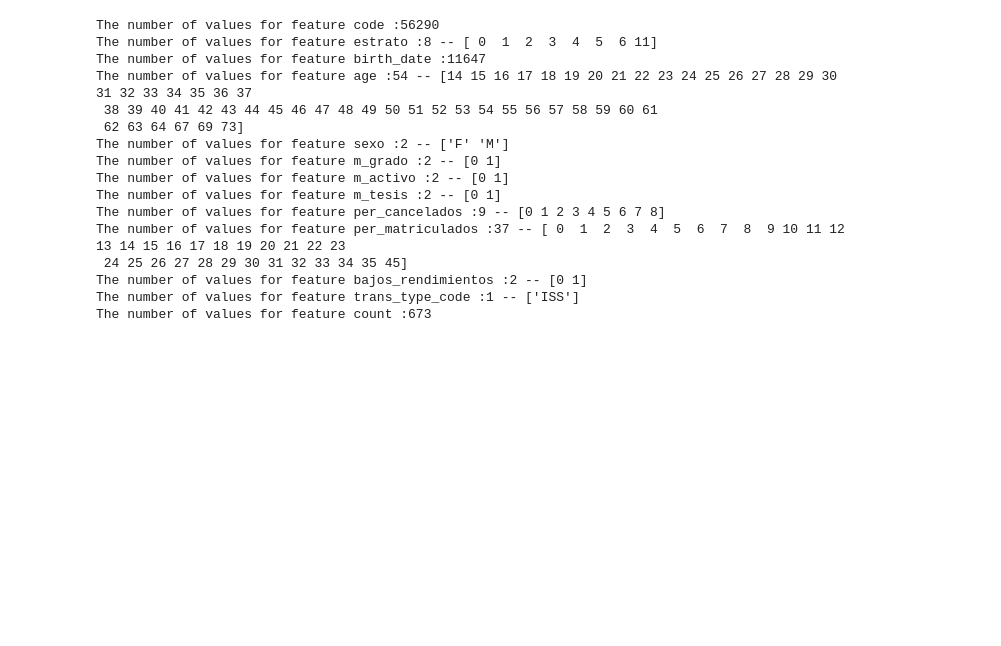
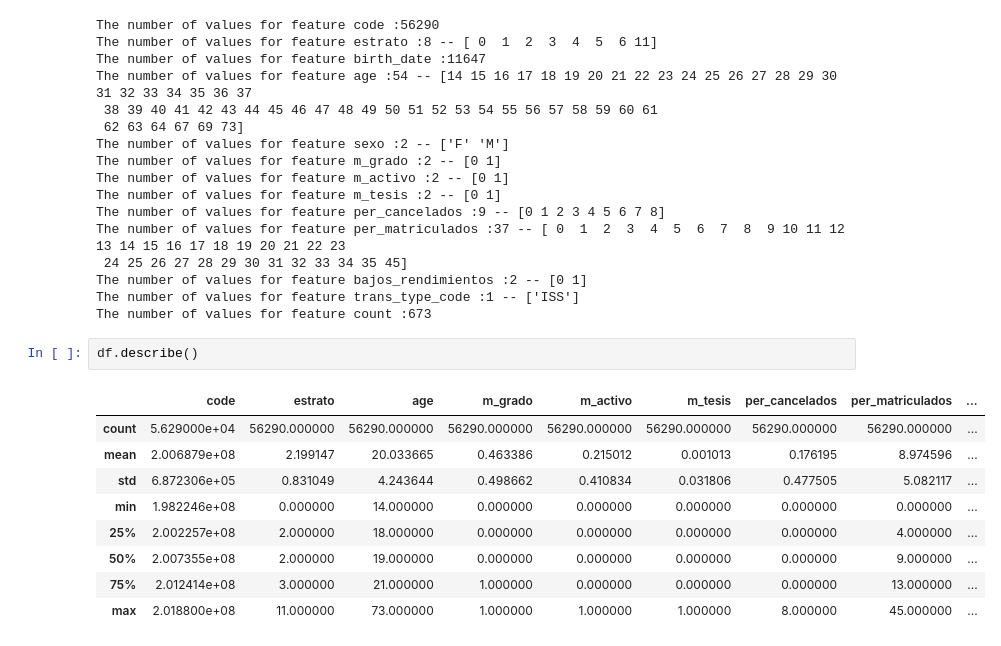
Before and after one commit to jhonsfran1165/recommender-system, a Jupyter notebook: etl/K-mean example.ipynb, the cells around one changed output. Cells and saved outputs as stored; diff of their text form; blank space fills up the shorter version.

```diff
--- a/etl/K-mean example.ipynb
+++ b/etl/K-mean example.ipynb
@@ -155,3 +138,15 @@ The number of values for feature per_matriculados :37 -- [ 0  1  2  3  4  5  6
 The number of values for feature bajos_rendimientos :2 -- [0 1]
 The number of values for feature trans_type_code :1 -- ['ISS']
 The number of values for feature count :673
+# %%
+df.describe()
+# %% [output]
+|  | code | estrato | age | m_grado | m_activo | m_tesis | per_cancelados | per_matriculados | ... |
+| count | 5.629000e+04 | 56290.000000 | 56290.000000 | 56290.000000 | 56290.000000 | 56290.000000 | 56290.000000 | 56290.000000 | ... |
+| mean | 2.006879e+08 | 2.199147 | 20.033665 | 0.463386 | 0.215012 | 0.001013 | 0.176195 | 8.974596 | ... |
+| std | 6.872306e+05 | 0.831049 | 4.243644 | 0.498662 | 0.410834 | 0.031806 | 0.477505 | 5.082117 | ... |
+| min | 1.982246e+08 | 0.000000 | 14.000000 | 0.000000 | 0.000000 | 0.000000 | 0.000000 | 0.000000 | ... |
+| 25% | 2.002257e+08 | 2.000000 | 18.000000 | 0.000000 | 0.000000 | 0.000000 | 0.000000 | 4.000000 | ... |
+| 50% | 2.007355e+08 | 2.000000 | 19.000000 | 0.000000 | 0.000000 | 0.000000 | 0.000000 | 9.000000 | ... |
+| 75% | 2.012414e+08 | 3.000000 | 21.000000 | 1.000000 | 0.000000 | 0.000000 | 0.000000 | 13.000000 | ... |
+| max | 2.018800e+08 | 11.000000 | 73.000000 | 1.000000 | 1.000000 | 1.000000 | 8.000000 | 45.000000 | ... |
```
Also changed, not shown: parts of 12 cells of this notebook, 14 other files.
